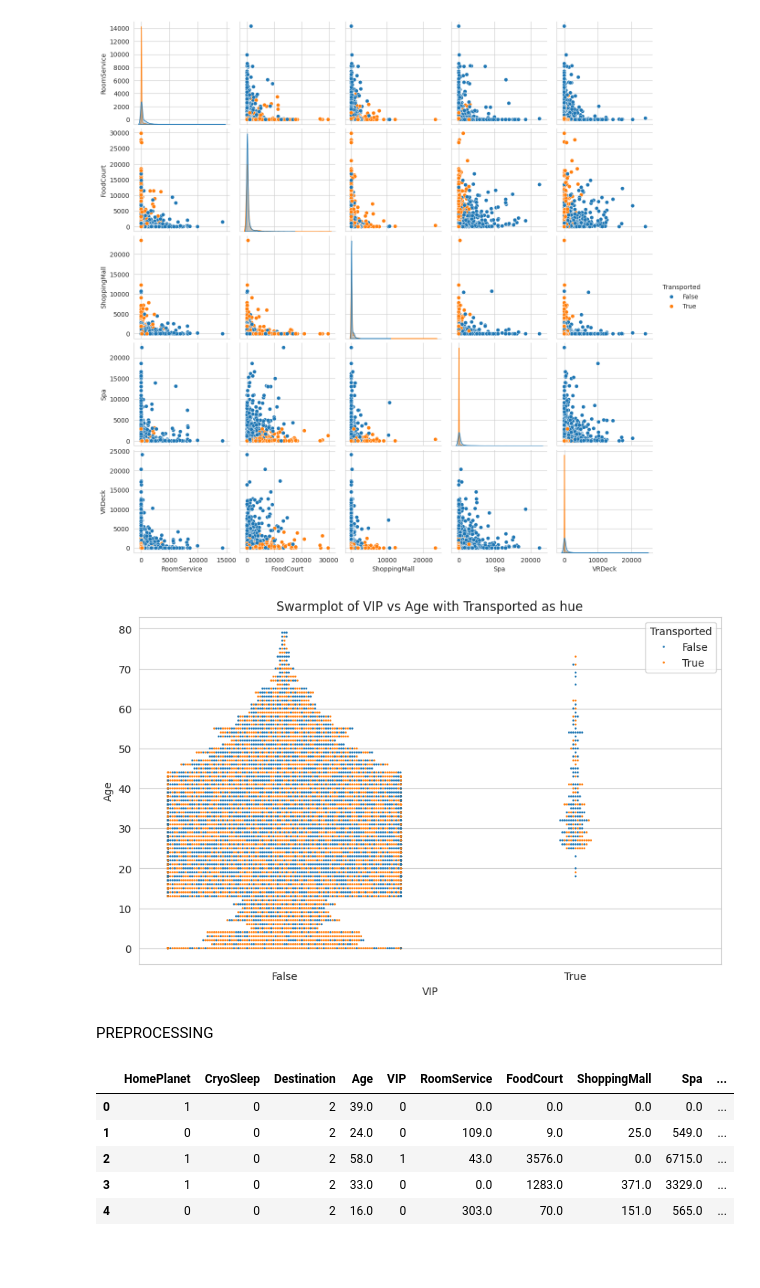
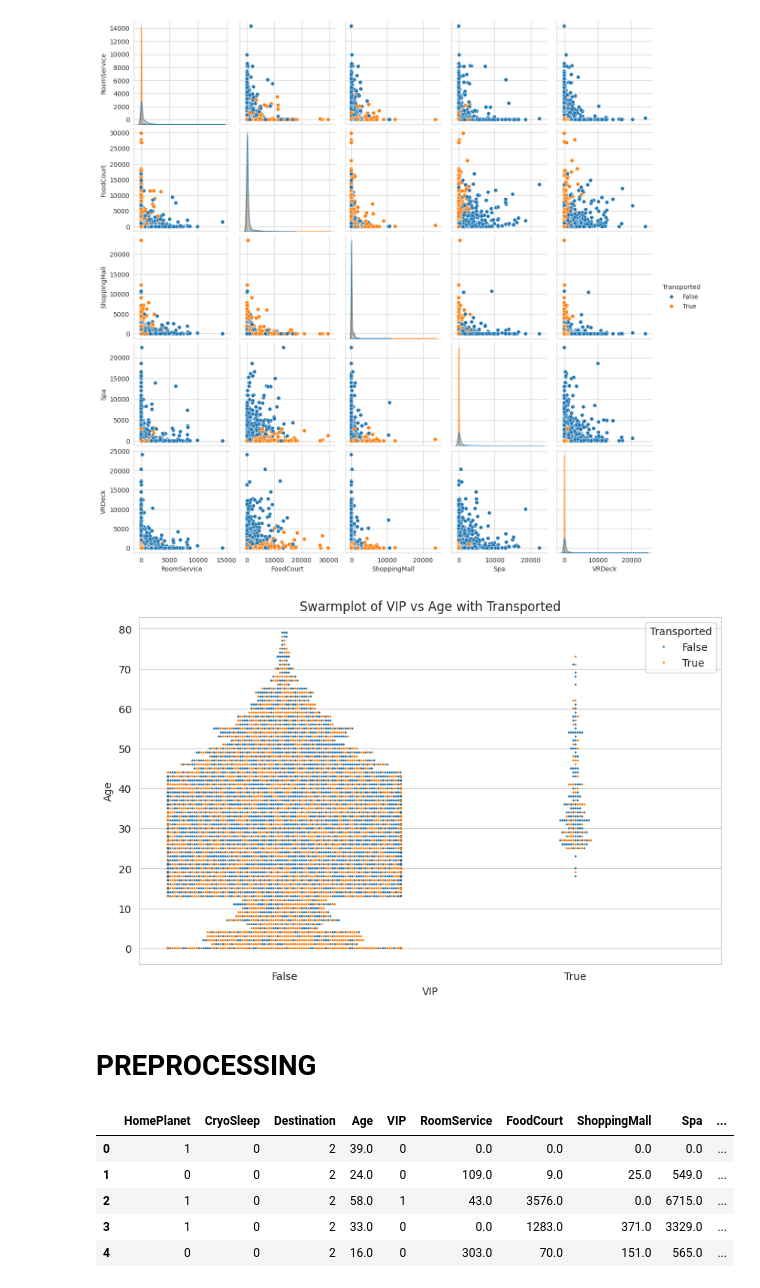
Before and after one commit to TOFWAQ/Kaggle_Challenge, a Jupyter notebook: TEAM_14.ipynb, the cells around one changed output. Drawn from its saved outputs; the diff is of its cells as text; code cells hidden in the pictures; blank space fills up the shorter version.

```diff
--- a/TEAM_14.ipynb
+++ b/TEAM_14.ipynb
@@ -257,16 +241,17 @@ sns.pairplot(subset_df, hue='Transported', kind='scatter')
 <seaborn.axisgrid.PairGrid at 0x...>
 [figure]
 # %%
+#Visualizing the distribution of data points within different categories
 plt.figure(figsize=(10, 6))
 sns.swarmplot(x='VIP', y='Age', data=train, hue='Transported', size=2)
-plt.title('Swarmplot of VIP vs Age with Transported as hue')
+plt.title('Swarmplot of VIP vs Age with Transported')
 plt.xlabel('VIP')
 plt.ylabel('Age')
 plt.show()
 # %% [output]
-[figure, old version]
+[figure, new version]
-# %% [markdown]
-PREPROCESSING
+# %% [markdown]
+# **PREPROCESSING**
 # %%
 # Initialize the label encoder
 le = LabelEncoder()
```
Also changed, not shown: parts of 38 cells of this notebook.
